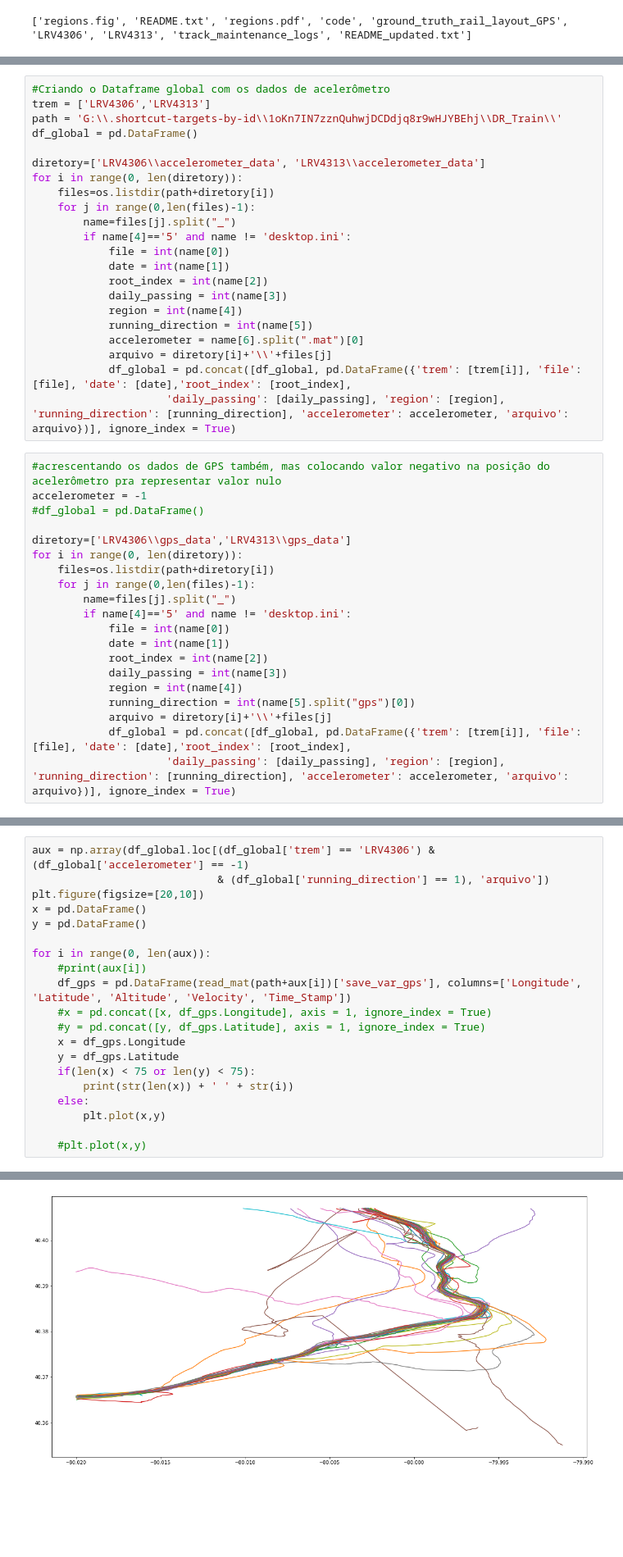
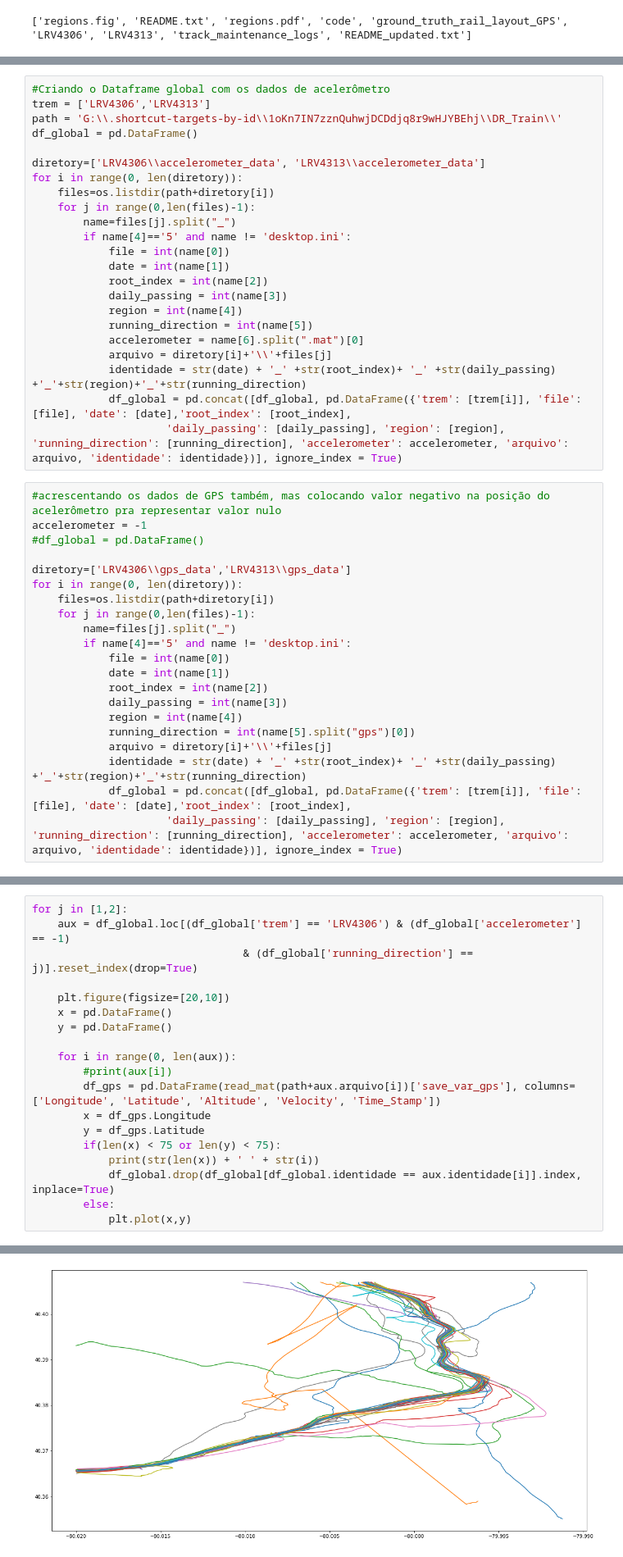
Before and after one commit to lorenzo-trevizani/UFES-monitoracao-diagnostico-maquinas, a Jupyter notebook: analise_exploratoria.ipynb, the cells around one changed output, grey strips where cells are left out. Shown at 82% size. Drawn from its saved outputs; the diff is of its cells as text; blank space fills up the shorter version.

```diff
--- a/analise_exploratoria.ipynb
+++ b/analise_exploratoria.ipynb
@@ -91,8 +91,9 @@ for i in range(0, len(diretory)):
             running_direction = int(name[5])
             accelerometer = name[6].split(".mat")[0]
             arquivo = diretory[i]+'\\'+files[j]
+            identidade = str(date) + '_' +str(root_index)+ '_' +str(daily_passing) +'_'+str(region)+'_'+str(running_direction)
             df_global = pd.concat([df_global, pd.DataFrame({'trem': [trem[i]], 'file': [file], 'date': [date],'root_index': [root_index],
-                     'daily_passing': [daily_passing], 'region': [region], 'running_direction': [running_direction], 'accelerometer': accelerometer, 'arquivo': arquivo})], ignore_index = True)
+                     'daily_passing': [daily_passing], 'region': [region], 'running_direction': [running_direction], 'accelerometer': accelerometer, 'arquivo': arquivo, 'identidade': identidade})], ignore_index = True)
 # %%
 #acrescentando os dados de GPS também, mas colocando valor negativo na posição do acelerômetro pra representar valor nulo
 accelerometer = -1
@@ -111,6 +112,7 @@ for i in range(0, len(diretory)):
             region = int(name[4])
             running_direction = int(name[5].split("gps")[0])
             arquivo = diretory[i]+'\\'+files[j]
+            identidade = str(date) + '_' +str(root_index)+ '_' +str(daily_passing) +'_'+str(region)+'_'+str(running_direction)
             df_global = pd.concat([df_global, pd.DataFrame({'trem': [trem[i]], 'file': [file], 'date': [date],'root_index': [root_index],
-                     'daily_passing': [daily_passing], 'region': [region], 'running_direction': [running_direction], 'accelerometer': accelerometer, 'arquivo': arquivo})], ignore_index = True)
+                     'daily_passing': [daily_passing], 'region': [region], 'running_direction': [running_direction], 'accelerometer': accelerometer, 'arquivo': arquivo, 'identidade': identidade})], ignore_index = True)
 # %%
@@ -132,21 +134,20 @@ df_global
 # %%
-aux = np.array(df_global.loc[(df_global['trem'] == 'LRV4306') & (df_global['accelerometer'] == -1)
-                             & (df_global['running_direction'] == 1), 'arquivo'])
-plt.figure(figsize=[20,10])
-x = pd.DataFrame()
-y = pd.DataFrame()
+for j in [1,2]:
+    aux = df_global.loc[(df_global['trem'] == 'LRV4306') & (df_global['accelerometer'] == -1)
+                                 & (df_global['running_direction'] == j)].reset_index(drop=True)
 
-for i in range(0, len(aux)):
-    #print(aux[i])
-    df_gps = pd.DataFrame(read_mat(path+aux[i])['save_var_gps'], columns=['Longitude', 'Latitude', 'Altitude', 'Velocity', 'Time_Stamp'])
-    #x = pd.concat([x, df_gps.Longitude], axis = 1, ignore_index = True)
-    #y = pd.concat([y, df_gps.Latitude], axis = 1, ignore_index = True)
-    x = df_gps.Longitude
-    y = df_gps.Latitude
-    if(len(x) < 75 or len(y) < 75):
-        print(str(len(x)) + ' ' + str(i))
-    else:
-        plt.plot(x,y)
+    plt.figure(figsize=[20,10])
+    x = pd.DataFrame()
+    y = pd.DataFrame()
 
-    #plt.plot(x,y)
+    for i in range(0, len(aux)):
+        #print(aux[i])
+        df_gps = pd.DataFrame(read_mat(path+aux.arquivo[i])['save_var_gps'], columns=['Longitude', 'Latitude', 'Altitude', 'Velocity', 'Time_Stamp'])
+        x = df_gps.Longitude
+        y = df_gps.Latitude
+        if(len(x) < 75 or len(y) < 75):
+            print(str(len(x)) + ' ' + str(i))
+            df_global.drop(df_global[df_global.identidade == aux.identidade[i]].index,  inplace=True)
+        else:
+            plt.plot(x,y)
 # %% [output]
@@ -170 +154 @@ for i in range(0, len(aux)):
-[figure, old version]
+[figure, new version]
```
Also changed, not shown: parts of 5 cells of this notebook.
